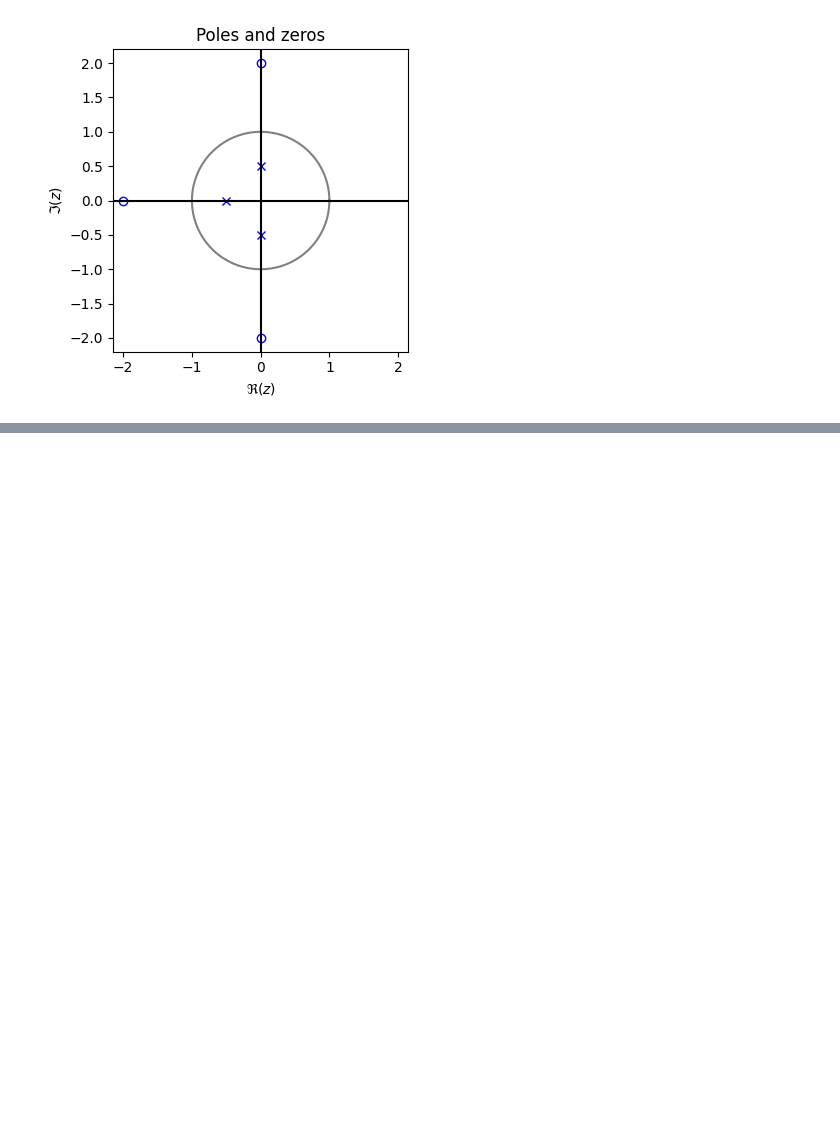
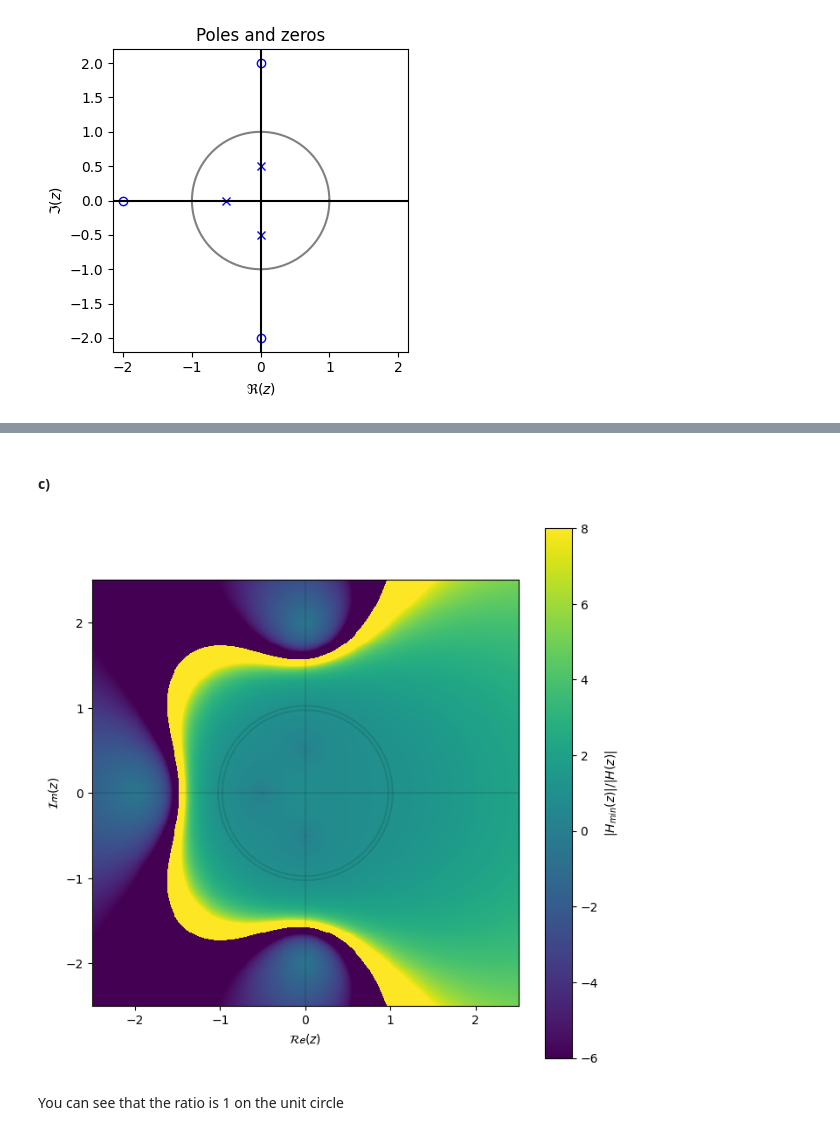
Before and after one commit to audiotechnologie-mattis/signalverarbeitung, a Jupyter notebook: homework_2/homework_2.ipynb, the cells around one changed output, grey strips where cells are left out. Drawn from its saved outputs; the diff is of its cells as text; code cells hidden in the pictures; blank space fills up the shorter version.

```diff
--- a/homework_2/homework_2.ipynb
+++ b/homework_2/homework_2.ipynb
@@ -379,0 +446,13 @@ k_ap = 1 / 8
+# %% [markdown]
+#### c)
+# %%
+k_min = 8
+
+x, y, H_min_db = z_magnitude_matrix_db((z_min, p_min, k_min), width, N)
+H_db_ratio = H_min_db / H_full_db
+
+plot_z_colormesh(x, y, H_db_ratio, minimum=-6, maximum=8, colorbar_label=r'$ |H_{min}(z)| / |H(z)| $')
+# %% [output]
+[figure, added]
+# %% [markdown]
+You can see that the ratio is 1 on the unit circle
```
Also changed, not shown: parts of 29 cells of this notebook.
